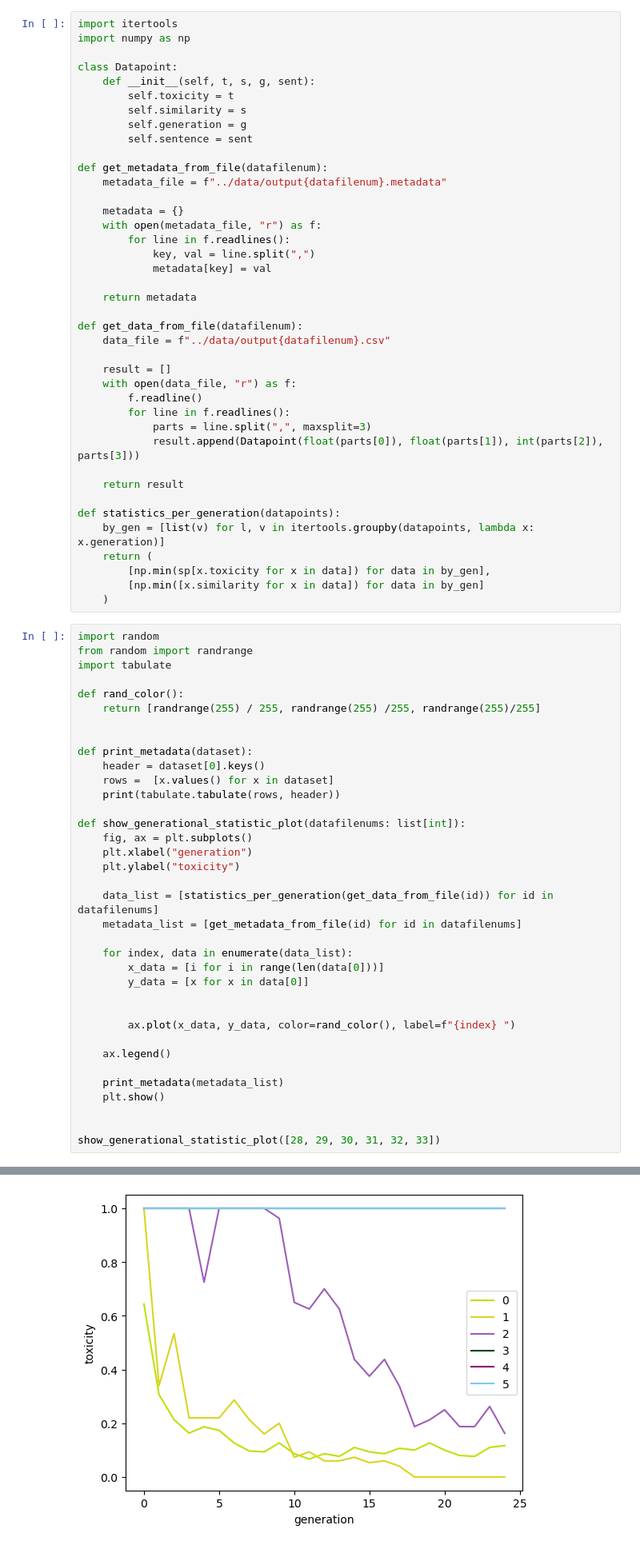
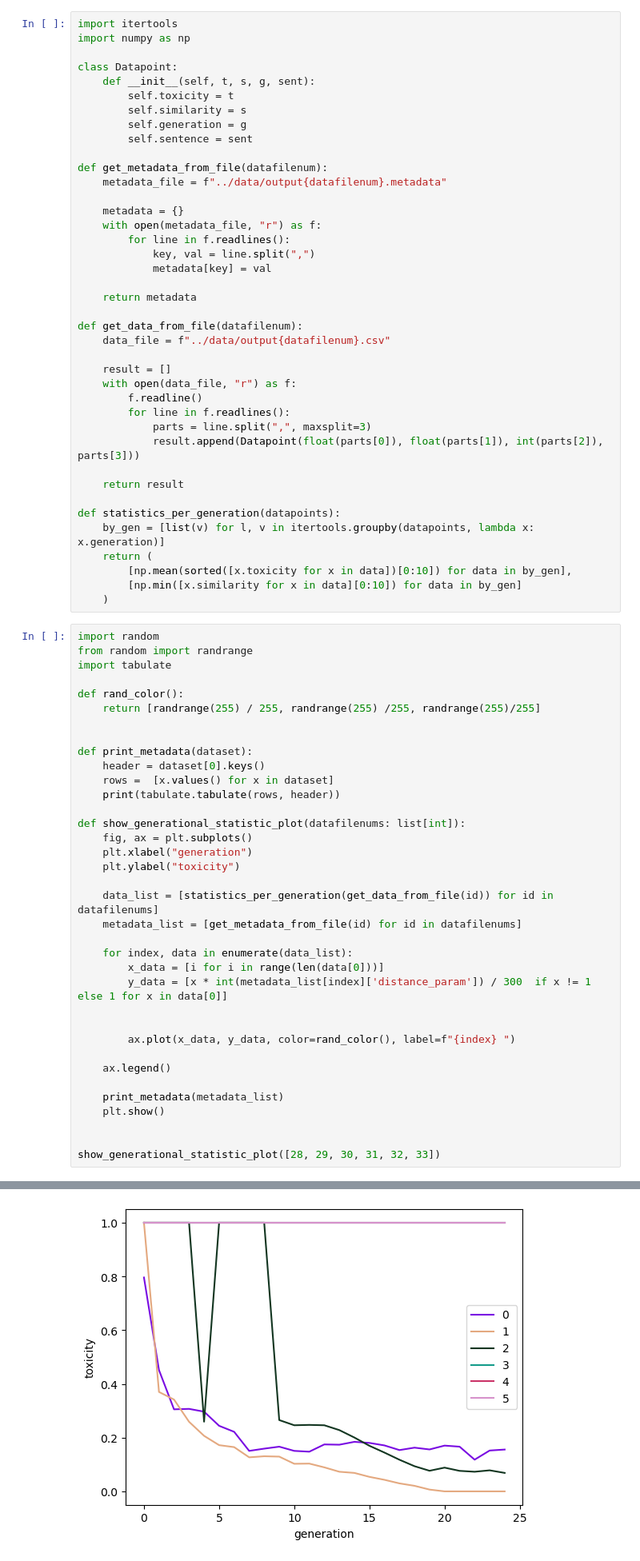
Before and after one commit to rajobasu/FYP, a Jupyter notebook: display/plotterntb.ipynb, the cells around one changed output, grey strips where cells are left out. Shown: that part at 80% size. Cells and saved outputs as stored; diff of their text form.

```diff
--- a/display/plotterntb.ipynb
+++ b/display/plotterntb.ipynb
@@ -43,8 +43,8 @@ def get_data_from_file(datafilenum):
 def statistics_per_generation(datapoints):
     by_gen = [list(v) for l, v in itertools.groupby(datapoints, lambda x: x.generation)]
     return (
-        [np.min(sp[x.toxicity for x in data]) for data in by_gen],
-        [np.min([x.similarity for x in data]) for data in by_gen]
+        [np.mean(sorted([x.toxicity for x in data])[0:10]) for data in by_gen],
+        [np.min([x.similarity for x in data][0:10]) for data in by_gen]
     )
 # %%
 import random
@@ -63,35 +63,35 @@ def print_metadata(dataset):
 def show_generational_statistic_plot(datafilenums: list[int]):
     fig, ax = plt.subplots()
     plt.xlabel("generation")
     plt.ylabel("toxicity")
 
     data_list = [statistics_per_generation(get_data_from_file(id)) for id in datafilenums]
     metadata_list = [get_metadata_from_file(id) for id in datafilenums]
 
     for index, data in enumerate(data_list):
         x_data = [i for i in range(len(data[0]))]
-        y_data = [x for x in data[0]]
+        y_data = [x * int(metadata_list[index]['distance_param']) / 300  if x != 1 else 1 for x in data[0]]
 
 
         ax.plot(x_data, y_data, color=rand_color(), label=f"{index} ")
 
     ax.legend()
 
     print_metadata(metadata_list)
     plt.show()
 
 
 show_generational_statistic_plot([28, 29, 30, 31, 32, 33])
 # %% [output]
   distance_param    num_children    pool_size    crossover
 ----------------  --------------  -----------  -----------
              300              10           10           30
              150              10           10           30
               80              10           10           30
               20              10           10           30
                5              10           10           30
                1              10           10           30
-[figure, old version]
+[figure, new version]
 # %%
 # %% [output]
 hi
```
